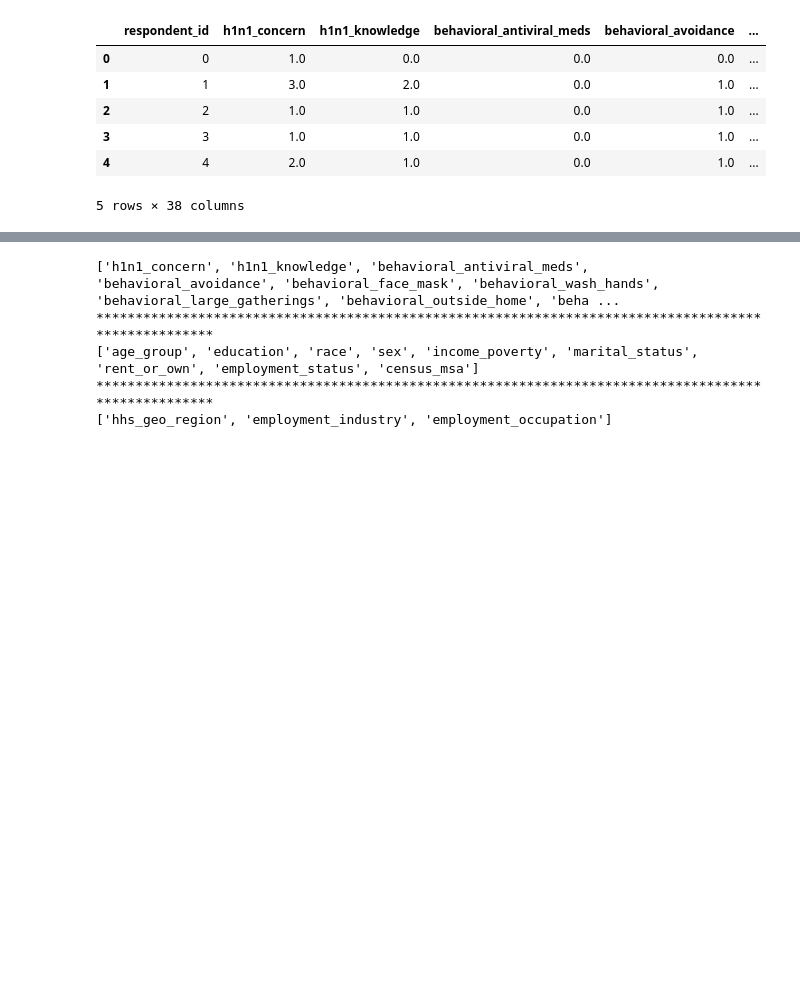
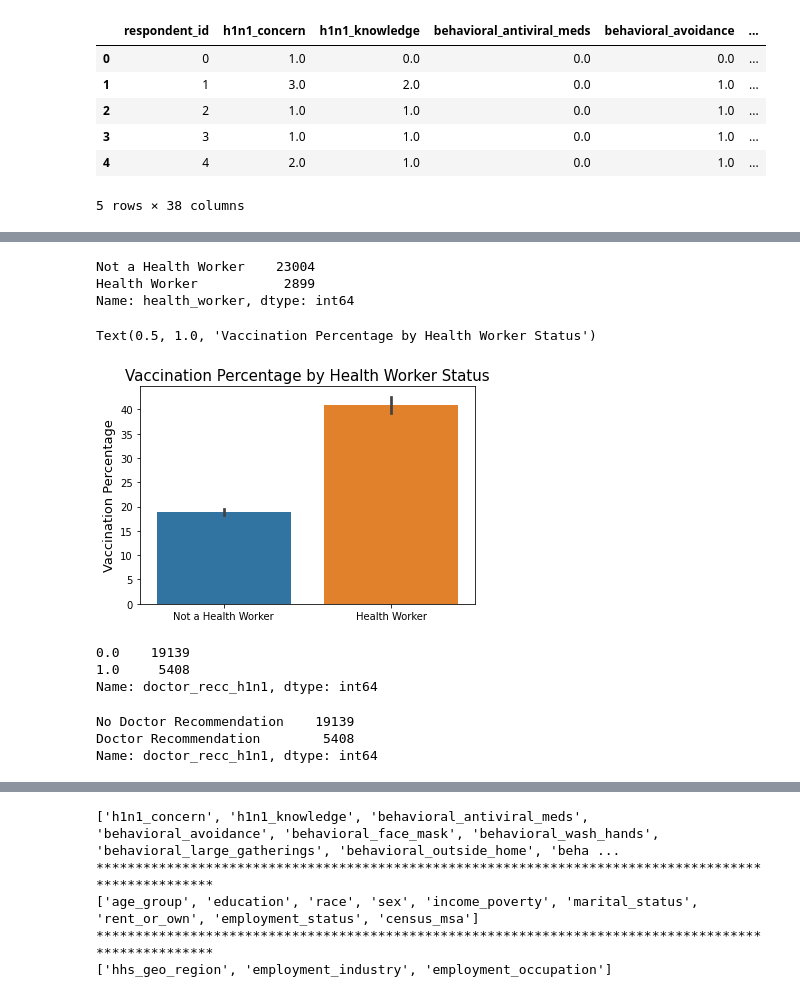
Before and after one commit to emykes/Flu_Vaccination_ML, a Jupyter notebook: Notebooks/Brooke/Brooke_EDA.ipynb, the cells around one changed output, grey strips where cells are left out. Saved outputs shown, nothing was run; the diff lists cells and outputs as text; code cells hidden in the pictures; blank space fills up the shorter version.

```diff
--- a/Notebooks/Brooke/Brooke_EDA.ipynb
+++ b/Notebooks/Brooke/Brooke_EDA.ipynb
@@ -171,0 +191,37 @@ sns.barplot(x=df2['sex'], y=df2['h1n1_vaccine'])
+# %%
+# Replacing zeros and ones with more informative labels for the sake of better interpretability
+# for health worker graph
+hworker_dict = {1: 'Health Worker',
+               0: 'Not a Health Worker'}
+df2['health_worker'] = df2['health_worker'].map(hworker_dict)
+df2['health_worker'].value_counts()
+# %% [output]
+Not a Health Worker    23004
+Health Worker           2899
+Name: health_worker, dtype: int64
+# %%
+# Graph for relationship between H1N1 vaccination and health worker status
+hworker_plot = sns.barplot(x=df2['health_worker'].dropna(), y=df2['h1n1_vaccine']*100)
+hworker_plot.set_xlabel('')
+hworker_plot.set_ylabel('Vaccination Percentage', fontsize=13)
+hworker_plot.set_title('Vaccination Percentage by Health Worker Status', fontsize=15)
+# %% [output]
+Text(0.5, 1.0, 'Vaccination Percentage by Health Worker Status')
+[figure, added]
+# %%
+df2['doctor_recc_h1n1'].value_counts()
+# %% [output]
+0.0    19139
+1.0     5408
+Name: doctor_recc_h1n1, dtype: int64
+# %%
+# Replacing zeros and ones with more informative labels for the sake of better interpretability
+# for doctor recommendation graph
+dr_dict = {1: 'Doctor Recommendation',
+               0: 'No Doctor Recommendation'}
+df2['doctor_recc_h1n1'] = df2['doctor_recc_h1n1'].map(dr_dict)
+df2['doctor_recc_h1n1'].value_counts()
+# %% [output]
+No Doctor Recommendation    19139
+Doctor Recommendation        5408
+Name: doctor_recc_h1n1, dtype: int64
```
Also changed, not shown: parts of 16 cells of this notebook.
